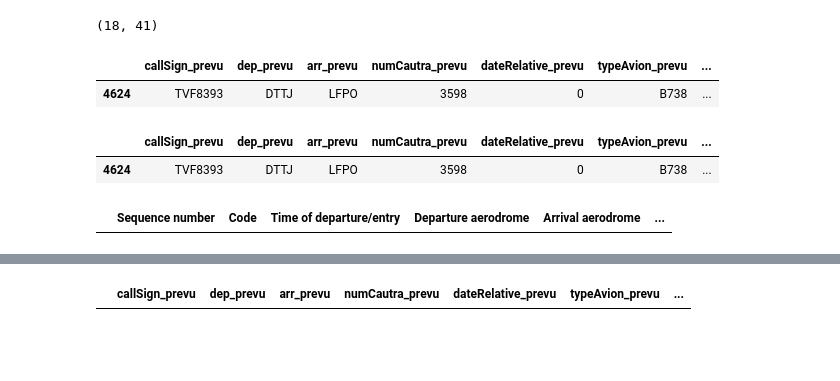
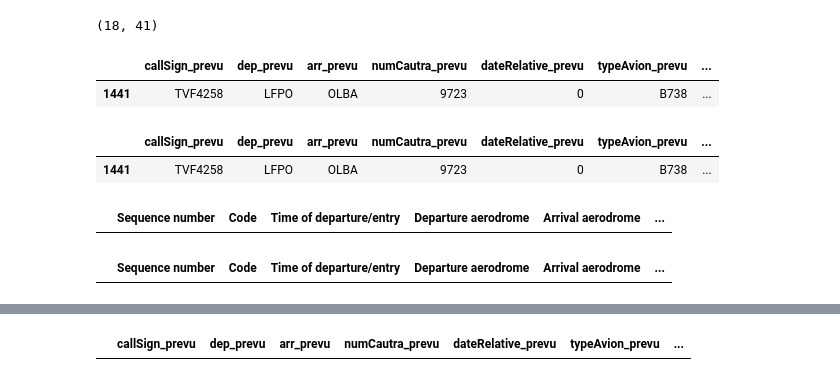
Before and after one commit to ittaldias/redevance, a Jupyter notebook: notebook/test_comparaison.ipynb, the cells around one changed output, grey strips where cells are left out. Cells and saved outputs as stored; diff of their text form; code cells hidden in the pictures; blank space fills up the shorter version.

```diff
--- a/notebook/test_comparaison.ipynb
+++ b/notebook/test_comparaison.ipynb
@@ -1374,13 +1374,13 @@ dataresult = comparaison_data(jour_cible, ABACUS_Mars, 240316, 240316)
 # %% [output]
 (18, 41)
 # %%
-jour_2[jour_2['callSign_prevu']=='TVF8393']
+jour_2[jour_2['callSign_prevu']=='TVF4258']
 # %% [output]
 |  | callSign_prevu | dep_prevu | arr_prevu | numCautra_prevu | dateRelative_prevu | typeAvion_prevu | ... |
-| 4624 | TVF8393 | DTTJ | LFPO | 3598 | 0 | B738 | ... |
+| 1441 | TVF4258 | LFPO | OLBA | 9723 | 0 | B738 | ... |
 # %%
-jour_2_utile_traitee[jour_2_utile_traitee['callSign_prevu']=='TVF8393']
+jour_2_utile_traitee[jour_2_utile_traitee['callSign_prevu']=='TVF4258']
 # %% [output]
 |  | callSign_prevu | dep_prevu | arr_prevu | numCautra_prevu | dateRelative_prevu | typeAvion_prevu | ... |
-| 4624 | TVF8393 | DTTJ | LFPO | 3598 | 0 | B738 | ... |
+| 1441 | TVF4258 | LFPO | OLBA | 9723 | 0 | B738 | ... |
 # %%
@@ -1388,2 +1388,6 @@ jour_cible[jour_cible['Flight identification']=='TVF8393']
 # %% [output]
 |  | Sequence number | Code | Time of departure/entry | Departure aerodrome | Arrival aerodrome | ... |
+# %%
+ABACUS_Mars[ABACUS_Mars['Flight identification']=='TVF4258']
+# %% [output]
+|  | Sequence number | Code | Time of departure/entry | Departure aerodrome | Arrival aerodrome | ... |
```
Also changed, not shown: parts of 2 cells of this notebook.
